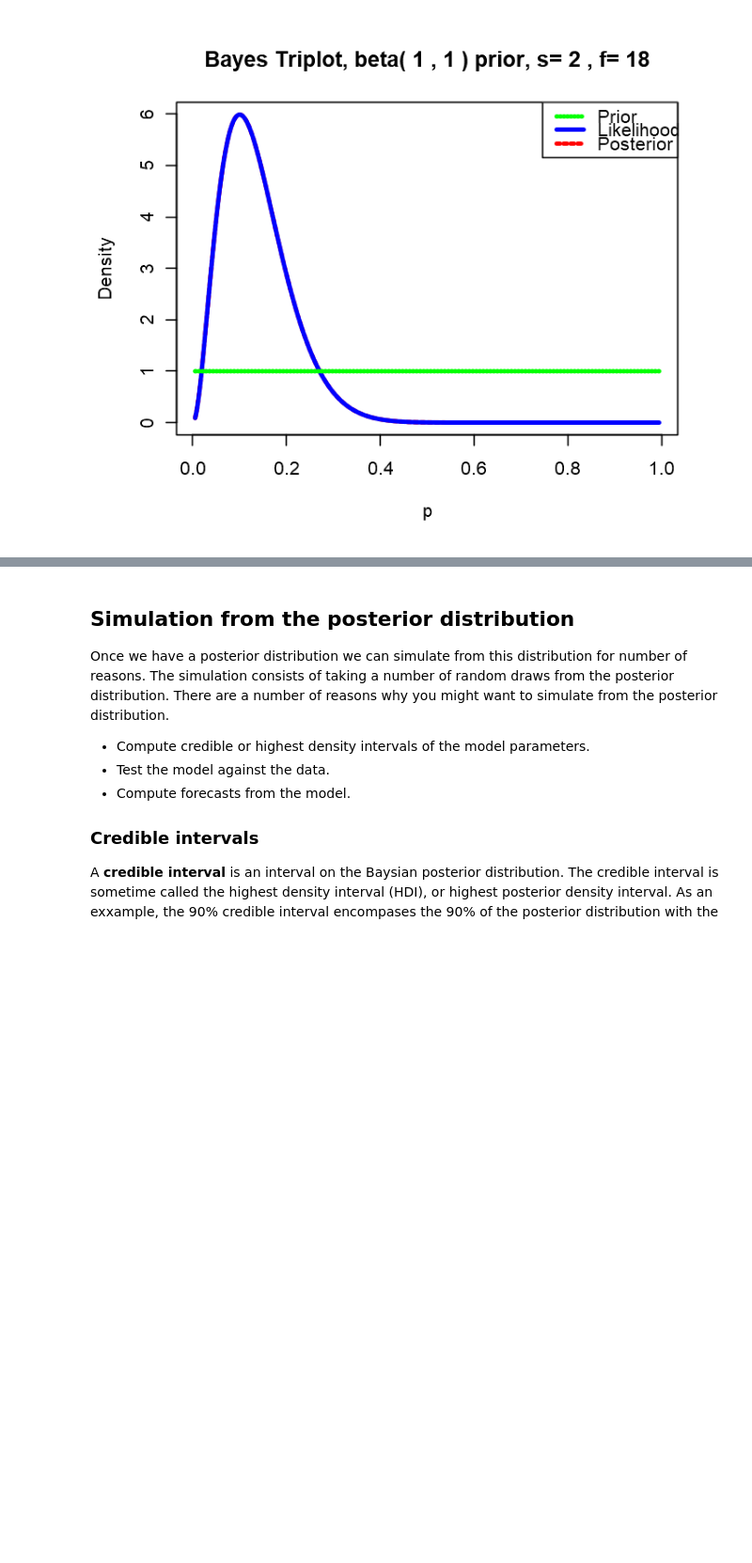
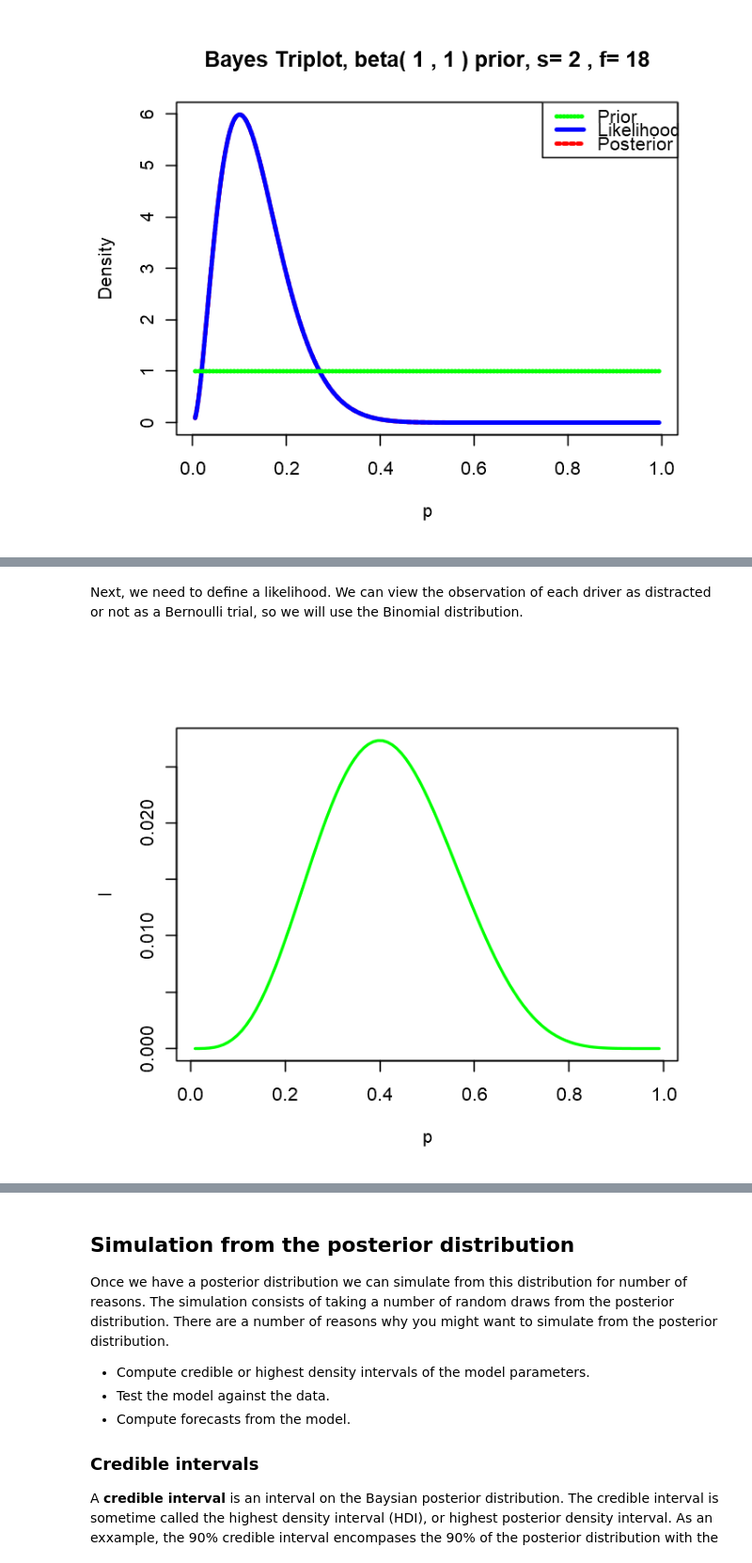
Before and after one commit to StephenElston/DataScience350, a Jupyter notebook: Lecture5/IntroductionToBayes.ipynb, the cells around one changed output, grey strips where cells are left out. Shown at 94% size. Saved outputs shown, nothing was run; the diff lists cells and outputs as text; code cells hidden in the pictures; blank space fills up the shorter version.

```diff
--- a/Lecture5/IntroductionToBayes.ipynb
+++ b/Lecture5/IntroductionToBayes.ipynb
@@ -357,0 +342,8 @@ triplot(beta.new, c(2, 18))
+# %%
+drivers = c('yes','no','yes','no','no',
+          'yes','no','no','no','yes')
+distracted = ifelse(drivers == 'yes', 1, 0) # Convert to binary
+N = length(distracted)                  # sample size
+nDistracted = sum(distracted == 1)      # number of distracted drivers
+nNot = sum(distracted == 0)             # number not distracted
+cat('Distracted drivers = ', nDistracted, 'Attentive drivers = ', nNot)
@@ -357,0 +361,13 @@ triplot(beta.new, c(2, 18))
+# %% [markdown]
+Next, we need to define a likelihood. We can view the observation of each driver as distracted or not as a Bernoulli trial, so we will use the Binomial distribution.
+# %%
+likelihood = function(p, dat){
+    k = sum(dat)
+    N = length(dat)
+    l = choose(N, k) * p^k * (1-p)^(N - k) # Compute Binomial likelihood
+    l / sum(l) # Normalize and return
+}
+l = likelihood(p, distracted)
+plot(p, l, , typ = 'l', lwd = 2, col = 'green')
+# %% [output]
+[figure, added]
```
Also changed, not shown: parts of 28 cells of this notebook.
